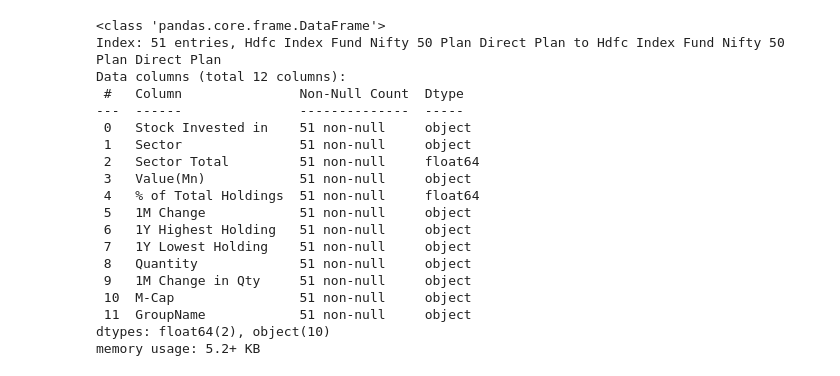
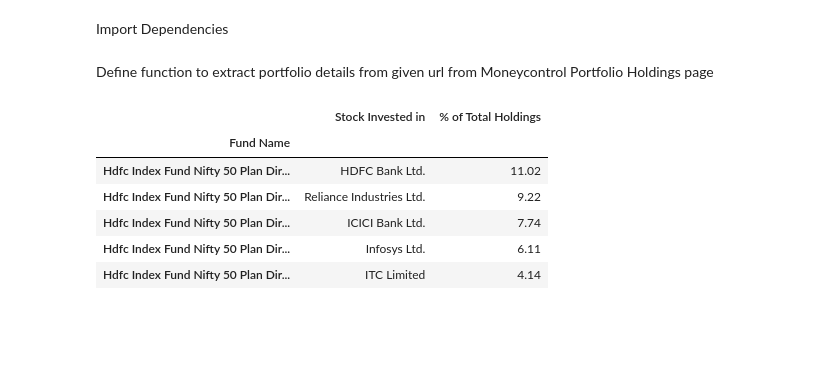
Before and after one commit to Krishna-Kumar-Sankaran-Kutty/PersonalFinanceUtils, a Jupyter notebook: GetMFData.ipynb, the cells around one changed output. Cells and saved outputs as stored; diff of their text form; code cells hidden in the pictures; blank space fills up the shorter version.

```diff
--- a/GetMFData.ipynb
+++ b/GetMFData.ipynb
@@ -1,9 +1,13 @@
 # %% [markdown]
 <a href="https://colab.research.google.com/github/Krishna-Kumar-Sankaran-Kutty/PersonalFinanceUtils/blob/main/GetMFData.ipynb" target="_parent"><img src="https://colab.research.google.com/assets/colab-badge.svg" alt="Open In Colab"/></a>
+# %% [markdown]
+Import Dependencies
 # %%
 from bs4 import BeautifulSoup
 import requests
 import pandas as pd
+# %% [markdown]
+Define function to extract portfolio details from given url from Moneycontrol Portfolio Holdings page
 # %%
 def extract_portfolio(url):
   # Send an HTTP GET request to the URL
@@ -39,32 +43,20 @@ def extract_portfolio(url):
   # Clean-up '% of Total Holdings' column nad convert to float
   df['% of Total Holdings'] = df['% of Total Holdings'].str.rstrip('%').astype(float)
 
-  # Convert 'Sector Total' to float
-  df['Sector Total'] = df['Sector Total'].astype(float)
+  # Drop all columns except 'Stock Invested in', 'Sector Total', and '% of Total Holdings'
+  df = df[['Stock Invested in', '% of Total Holdings']]
 
   return df
 # %%
 url = 'https://www.moneycontrol.com/mutual-funds/hdfc-index-fund-nifty-50-plan-direct-plan/portfolio-holdings/MHD1152'
 
-df = extract_portfolio(url)
-df.info()
+N50_Index = extract_portfolio(url)
+N50_Index.head()
 # %% [output]
-<class 'pandas.core.frame.DataFrame'>
-Index: 51 entries, Hdfc Index Fund Nifty 50 Plan Direct Plan to Hdfc Index Fund Nifty 50 Plan Direct Plan
-Data columns (total 12 columns):
- #   Column               Non-Null Count  Dtype
----  ------               --------------  -----
- 0   Stock Invested in    51 non-null     object
- 1   Sector               51 non-null     object
- 2   Sector Total         51 non-null     float64
- 3   Value(Mn)            51 non-null     object
- 4   % of Total Holdings  51 non-null     float64
- 5   1M Change            51 non-null     object
- 6   1Y Highest Holding   51 non-null     object
- 7   1Y Lowest Holding    51 non-null     object
- 8   Quantity             51 non-null     object
- 9   1M Change in Qty     51 non-null     object
- 10  M-Cap                51 non-null     object
- 11  GroupName            51 non-null     object
-dtypes: float64(2), object(10)
-memory usage: 5.2+ KB
+|  | Stock Invested in | % of Total Holdings |
+| Fund Name |  |  |
+| Hdfc Index Fund Nifty 50 Plan Dir... | HDFC Bank Ltd. | 11.02 |
+| Hdfc Index Fund Nifty 50 Plan Dir... | Reliance Industries Ltd. | 9.22 |
+| Hdfc Index Fund Nifty 50 Plan Dir... | ICICI Bank Ltd. | 7.74 |
+| Hdfc Index Fund Nifty 50 Plan Dir... | Infosys Ltd. | 6.11 |
+| Hdfc Index Fund Nifty 50 Plan Dir... | ITC Limited | 4.14 |
```
Also changed, not shown: parts of 5 cells of this notebook.
